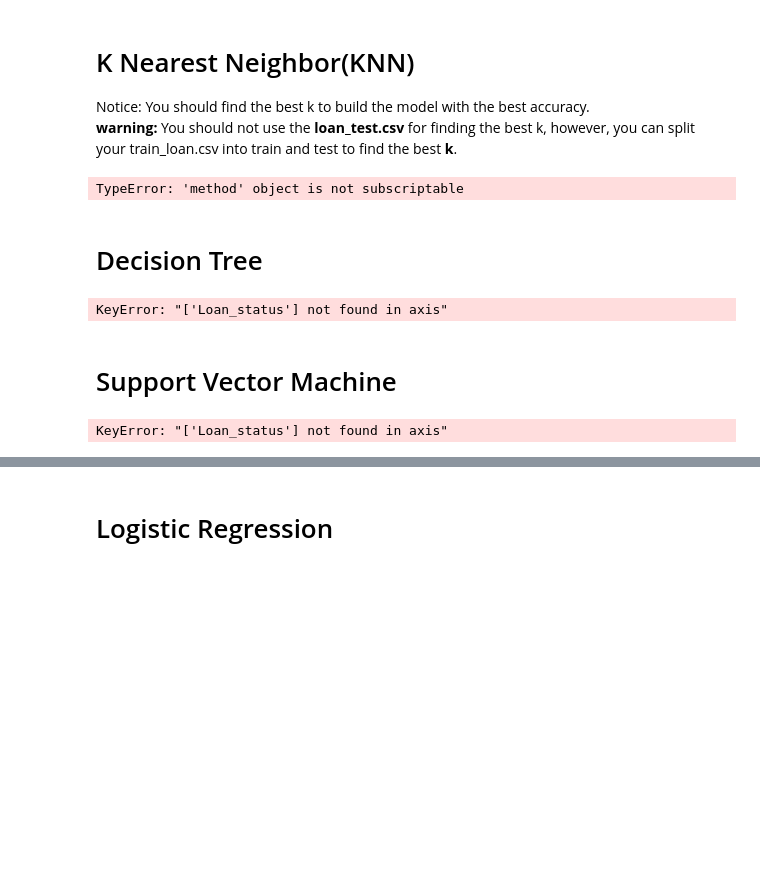
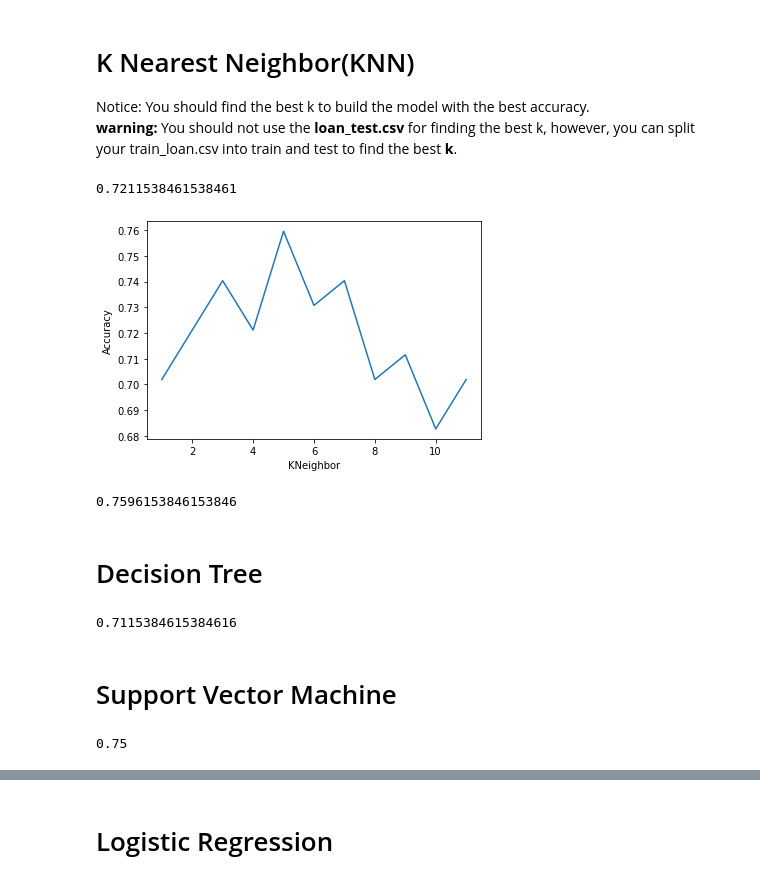
Before and after one commit to Ashraf720/Capstone_Project_Ashraf, a Jupyter notebook: Capstone_Project.ipynb, the cells around one changed output, grey strips where cells are left out. Cells and saved outputs as stored; diff of their text form; code cells hidden in the pictures; blank space fills up the shorter version.

```diff
--- a/Capstone_Project.ipynb
+++ b/Capstone_Project.ipynb
@@ -42,6 +54,6 @@ Let's download the dataset
 # %% [markdown]
 ### Load Data From CSV File
 # %%
-df = pd.read_csv('loan_train.csv')
+df = read_csv('loan_train.csv')
 df.head()
 # %% [output]
@@ -183,15 +282,34 @@ Notice: You should find the best k to build the model with the best accuracy.\
 from sklearn.neighbors import NearestNeighbors, KNeighborsClassifier
 from pandas import*
 from sklearn.model_selection import train_test_split
+from sklearn.metrics import accuracy_score
+import matplotlib.pyplot as plt
 kn=  KNeighborsClassifier()
-
-x= df.drop["Loan_status"]
-y= df["Loan_status"]
-x_train, x_test, y_train, y_test= train_test_split(x, y, test_size= 0.3)
-kn.fit(x_train, y_test)
-print(kn.predict(x_test, y_test))
+#x= df.drop("loan_status", 1)
+#Y= df["loan_status"]
+x_train, x_test, y_train, y_test= train_test_split(X, y, test_size= 0.3)
+kn.fit(x_train, y_train)
+y_neigh= kn.predict(x_test)
+print(accuracy_score(y_test, y_neigh))
 # %% [output]
-TypeError: 'method' object is not subscriptable
+0.7211538461538461
+# %%
+k= 12
+accuracy= []
+k_list= []
+for i in range(1, k):
+    kns= KNeighborsClassifier(n_neighbors= i).fit(x_train, y_train)
+    y_n= kns.predict(x_test)
+    accuracy.append(accuracy_score(y_test,y_n ))
+    k_list.append(i)
+plt.plot(k_list, accuracy)
+plt.xlabel("KNeighbor")
+plt.ylabel("Accuracy")
+plt.show()
+print(accuracy.(accuracy.max()))
+# %% [output]
+[figure, added]
+0.7596153846153846
 # %% [markdown]
 # Decision Tree
 # %%
@@ -200,22 +318,28 @@ from sklearn.ensemble import RandomForestClassifier
 from sklearn.model_selection import train_test_split
 from sklearn import tree
 tr= tree.DecisionTreeClassifier()
-x= df.drop("Loan_status", 0)
-y= df["Loan_status"]
-x_train, x_test, y_train, y_test= train_test_split(x, y, test_size= 0.3)
+#x= df.drop("loan_status", 1)
+#y= df["loan_status"]
+x_train, x_test, y_train, y_test= train_test_split(X, y, test_size= 0.3)
 tr.fit(x_train, y_train)
-print(tr.predict(x_test, y_test))
+y_tr= tr.predict(x_test)
+print(accuracy_score(y_test, y_tr))
 # %% [output]
-KeyError: "['Loan_status'] not found in axis"
+0.7115384615384616
 # %% [markdown]
 # Support Vector Machine
 # %%
 from sklearn import svm
-x= df.drop("Loan_status", 0)
-y= df["Loan_status"]
-x_train, x_test, y_train, y_test= train_test_split(x, y, test_size= 0.3)
+#df= DataFrame(df)
+#df.pop('effective_date')
+#df.pop('due_date')
+#print(df.head())
+#x= df.drop("loan_status", 1)
+#y= df["loan_status"]
+x_train, x_test, y_train, y_test= train_test_split(X, y, test_size= 0.3)
 clf = svm.SVC()
-clf.fit(x, y)
-print(clf.predict(x_train, y_train))
+clf.fit(x_train, y_train)
+y_svm= clf.predict(x_test)
+print(accuracy_score(y_test, y_svm))
 # %% [output]
-KeyError: "['Loan_status'] not found in axis"
+0.75
```
Also changed, not shown: parts of 23 cells of this notebook.
